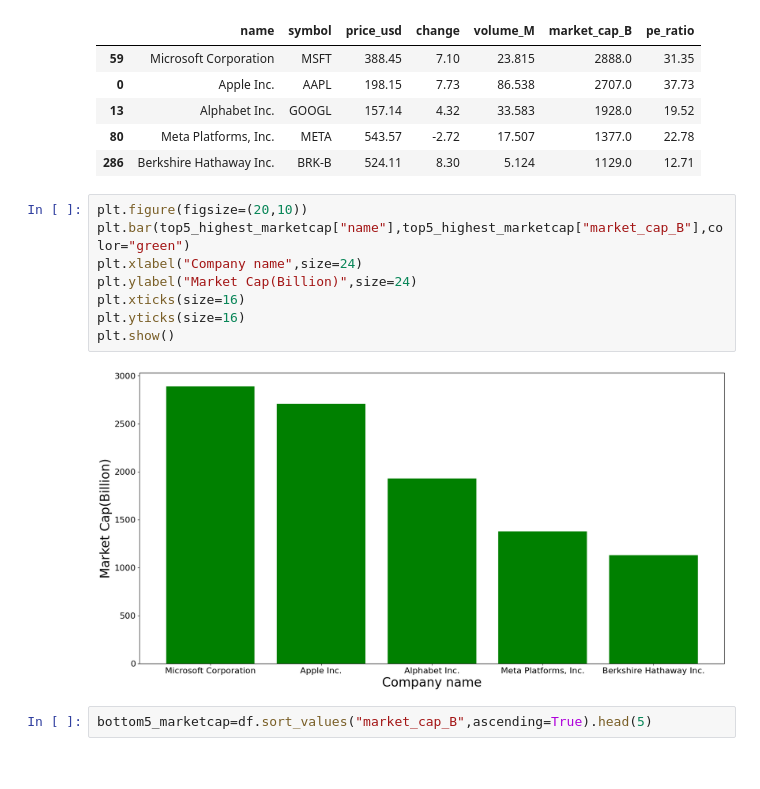
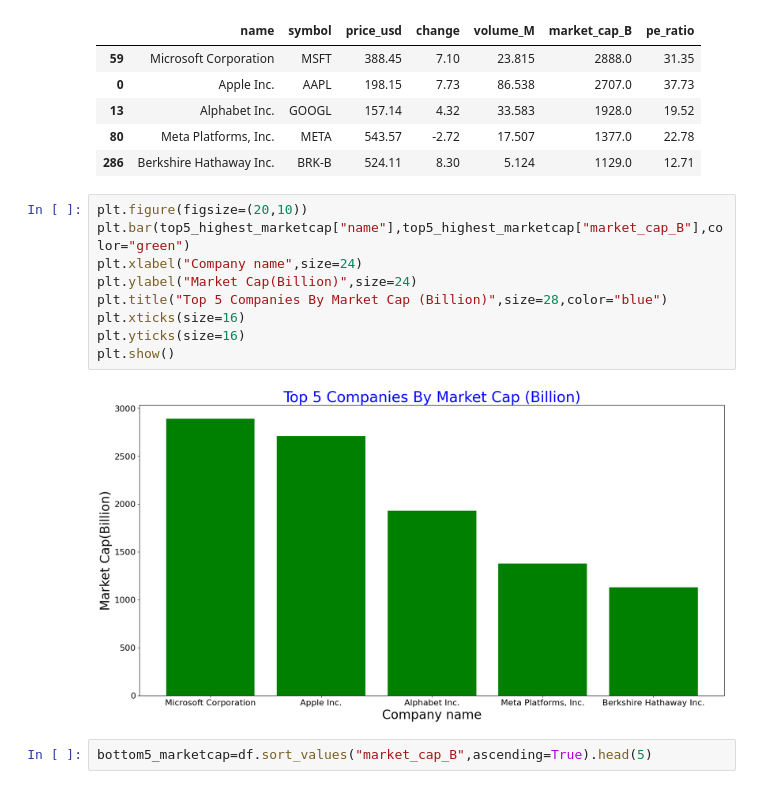
Before and after one commit to zaidmansuri958/Yahoo-finance-scraping, a Jupyter notebook: analysis.ipynb, the cells around one changed output. Drawn from its saved outputs; the diff is of its cells as text.

```diff
--- a/analysis.ipynb
+++ b/analysis.ipynb
@@ -29,13 +29,14 @@ top5_highest_marketcap
 # %%
 plt.figure(figsize=(20,10))
 plt.bar(top5_highest_marketcap["name"],top5_highest_marketcap["market_cap_B"],color="green")
 plt.xlabel("Company name",size=24)
 plt.ylabel("Market Cap(Billion)",size=24)
+plt.title("Top 5 Companies By Market Cap (Billion)",size=28,color="blue")
 plt.xticks(size=16)
 plt.yticks(size=16)
 plt.show()
 # %% [output]
-[figure, old version]
+[figure, new version]
 # %%
 bottom5_marketcap=df.sort_values("market_cap_B",ascending=True).head(5)
 # %%
```
Also changed, not shown: parts of 5 cells of this notebook.
